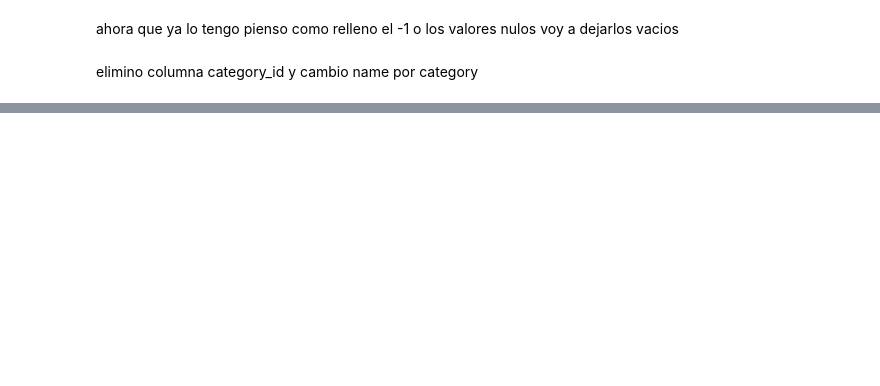
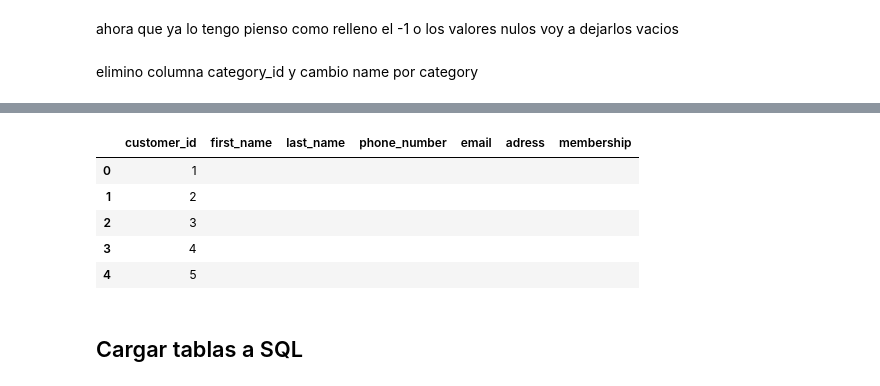
Before and after one commit to carolinariveraa/SQL-Database, a Jupyter notebook: notebook/main.ipynb, the cells around one changed output, grey strips where cells are left out. Cells and saved outputs as stored; diff of their text form; code cells hidden in the pictures; blank space fills up the shorter version.

```diff
--- a/notebook/main.ipynb
+++ b/notebook/main.ipynb
@@ -418,0 +496,11 @@ elimino columna category_id y cambio name por category
+# %%
+customer.head()
+# %% [output]
+|  | customer_id | first_name | last_name | phone_number | email | adress | membership |
+| 0 | 1 |  |  |  |  |  |  |
+| 1 | 2 |  |  |  |  |  |  |
+| 2 | 3 |  |  |  |  |  |  |
+| 3 | 4 |  |  |  |  |  |  |
+| 4 | 5 |  |  |  |  |  |  |
+# %% [markdown]
+## Cargar tablas a SQL
```
Also changed, not shown: parts of 7 cells of this notebook, 1 other file.
